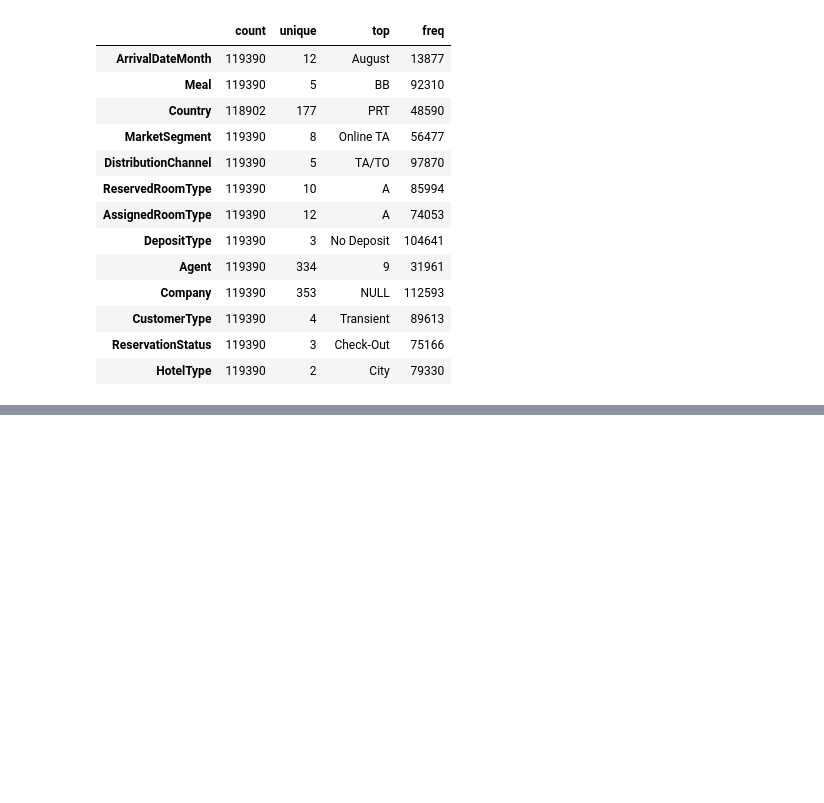
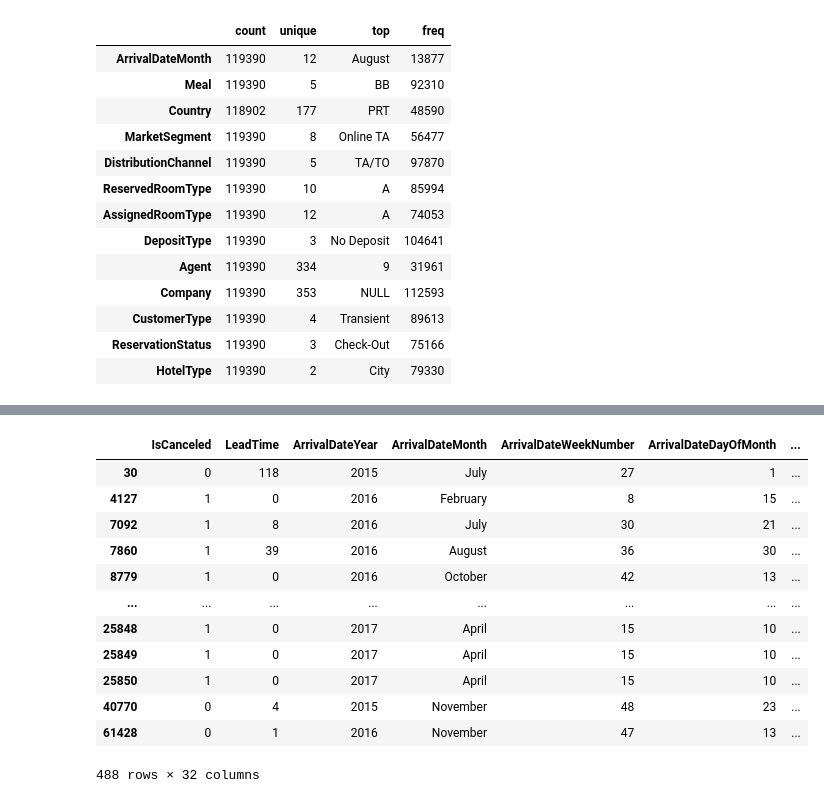
Before and after one commit to BenJMcCarty/Hotel_Cancel_Culture_v2, a Jupyter notebook: Data_Cleaning.ipynb, the cells around one changed output, grey strips where cells are left out. Drawn from its saved outputs; the diff is of its cells as text; code cells hidden in the pictures; blank space fills up the shorter version.

```diff
--- a/Data_Cleaning.ipynb
+++ b/Data_Cleaning.ipynb
@@ -153,0 +269,16 @@ dtype: int64
+# %%
+data_full[data_full['Country'].isna()]
+# %% [output]
+|  | IsCanceled | LeadTime | ArrivalDateYear | ArrivalDateMonth | ArrivalDateWeekNumber | ArrivalDateDayOfMonth | ... |
+| 30 | 0 | 118 | 2015 | July | 27 | 1 | ... |
+| 4127 | 1 | 0 | 2016 | February | 8 | 15 | ... |
+| 7092 | 1 | 8 | 2016 | July | 30 | 21 | ... |
+| 7860 | 1 | 39 | 2016 | August | 36 | 30 | ... |
+| 8779 | 1 | 0 | 2016 | October | 42 | 13 | ... |
+| ... | ... | ... | ... | ... | ... | ... | ... |
+| 25848 | 1 | 0 | 2017 | April | 15 | 10 | ... |
+| 25849 | 1 | 0 | 2017 | April | 15 | 10 | ... |
+| 25850 | 1 | 0 | 2017 | April | 15 | 10 | ... |
+| 40770 | 0 | 4 | 2015 | November | 48 | 23 | ... |
+| 61428 | 0 | 1 | 2016 | November | 47 | 13 | ... |
+488 rows × 32 columns
```
Also changed, not shown: parts of 25 cells of this notebook, 1 other file.
